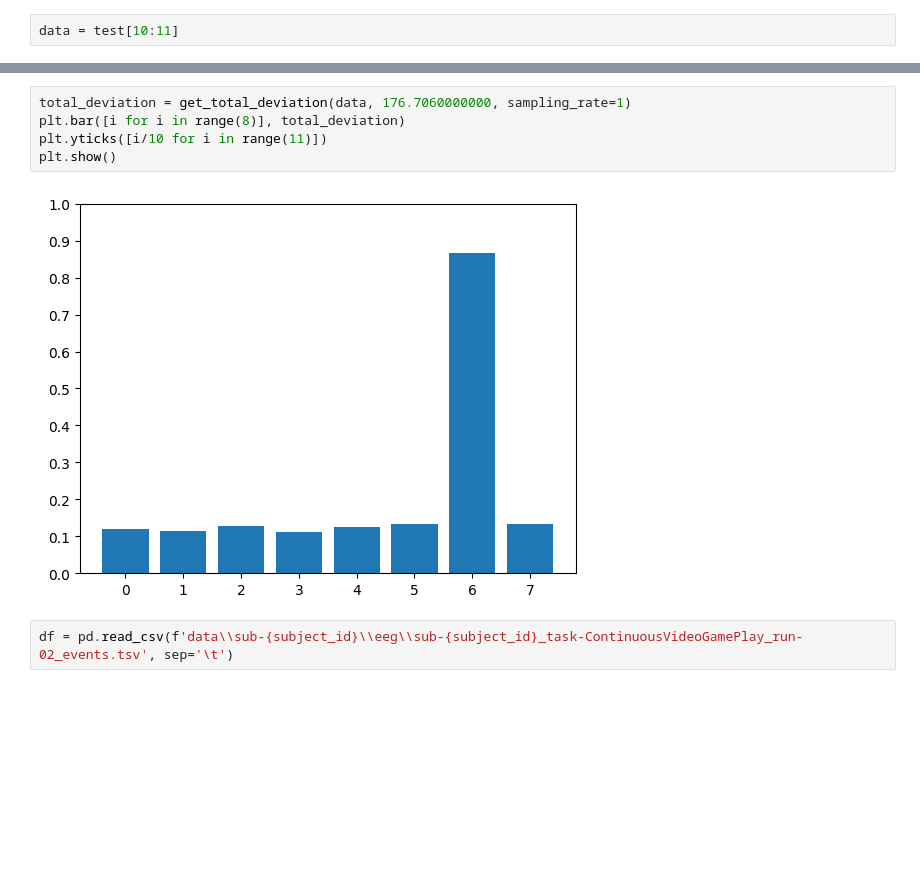
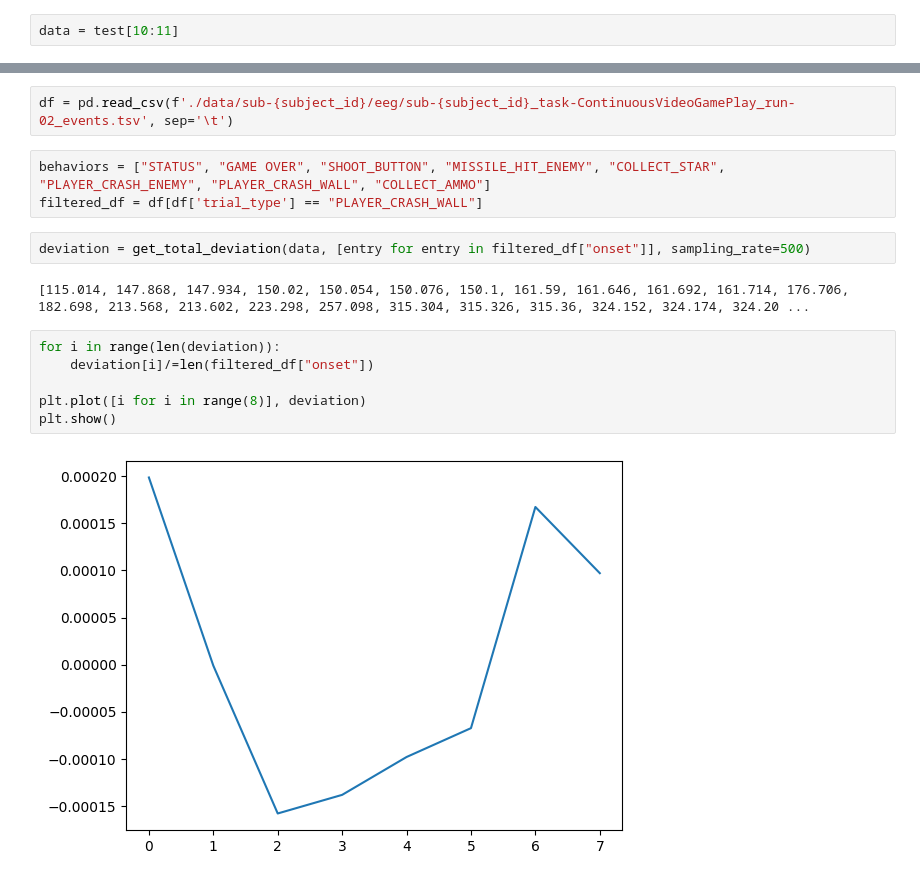
Before and after one commit to YannickLeon/EEGAnalysis, a Jupyter notebook: filtering2.ipynb, the cells around one changed output, grey strips where cells are left out. Saved outputs shown, nothing was run; the diff lists cells and outputs as text; blank space fills up the shorter version.

```diff
--- a/filtering2.ipynb
+++ b/filtering2.ipynb
@@ -157,9 +153,17 @@ plt.show()
-# %%
-total_deviation = get_total_deviation(data, 176.7060000000, sampling_rate=1)
-plt.bar([i for i in range(8)], total_deviation)
-plt.yticks([i/10 for i in range(11)])
-plt.show()
-# %% [output]
-[figure, removed]
 # %%
-df = pd.read_csv(f'data\\sub-{subject_id}\\eeg\\sub-{subject_id}_task-ContinuousVideoGamePlay_run-02_events.tsv', sep='\t')
+df = pd.read_csv(f'./data/sub-{subject_id}/eeg/sub-{subject_id}_task-ContinuousVideoGamePlay_run-02_events.tsv', sep='\t')
+# %%
+behaviors = ["STATUS", "GAME OVER", "SHOOT_BUTTON", "MISSILE_HIT_ENEMY", "COLLECT_STAR", "PLAYER_CRASH_ENEMY", "PLAYER_CRASH_WALL", "COLLECT_AMMO"]
+filtered_df = df[df['trial_type'] == "PLAYER_CRASH_WALL"]
+# %%
+deviation = get_total_deviation(data, [entry for entry in filtered_df["onset"]], sampling_rate=500)
+# %% [output]
+[115.014, 147.868, 147.934, 150.02, 150.054, 150.076, 150.1, 161.59, 161.646, 161.692, 161.714, 176.706, 182.698, 213.568, 213.602, 223.298, 257.098, 315.304, 315.326, 315.36, 324.152, 324.174, 324.20 ...
+# %%
+for i in range(len(deviation)):
+    deviation[i]/=len(filtered_df["onset"])
+
+plt.plot([i for i in range(8)], deviation)
+plt.show()
+# %% [output]
+[figure, added]
```
Also changed, not shown: parts of 7 cells of this notebook, 1 other file.
